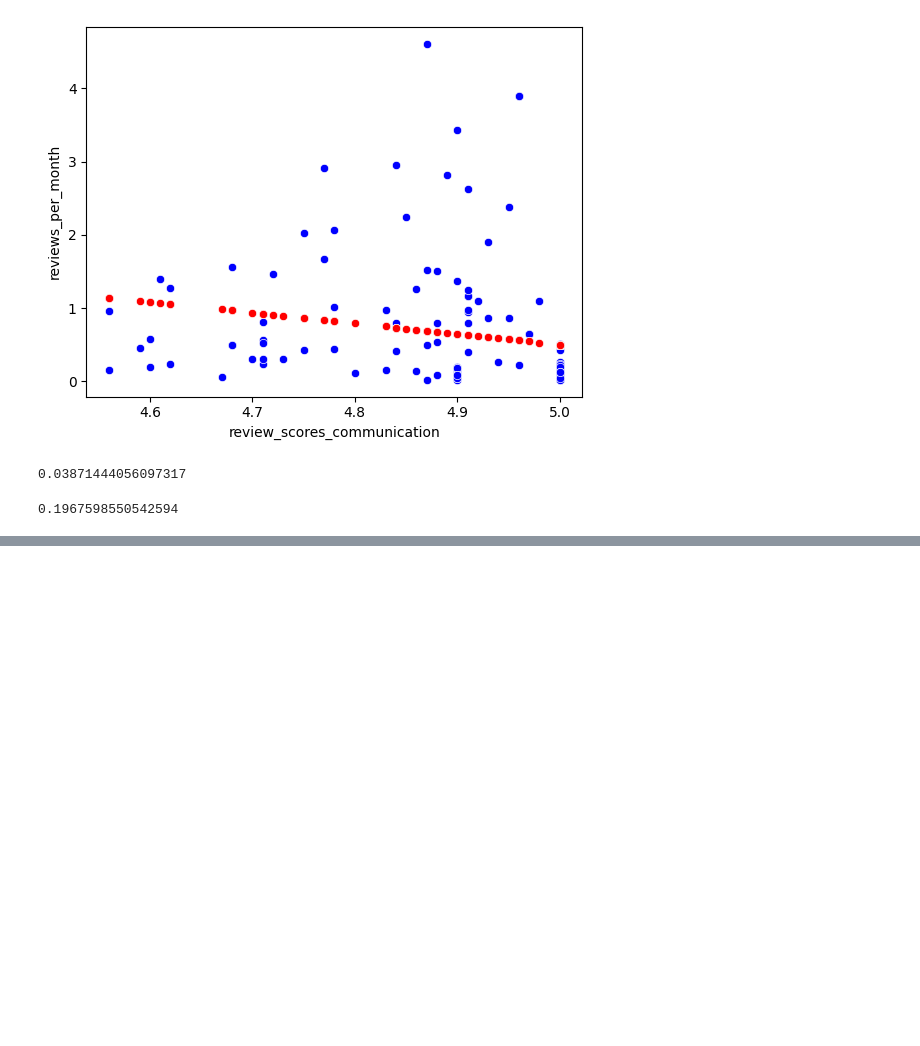
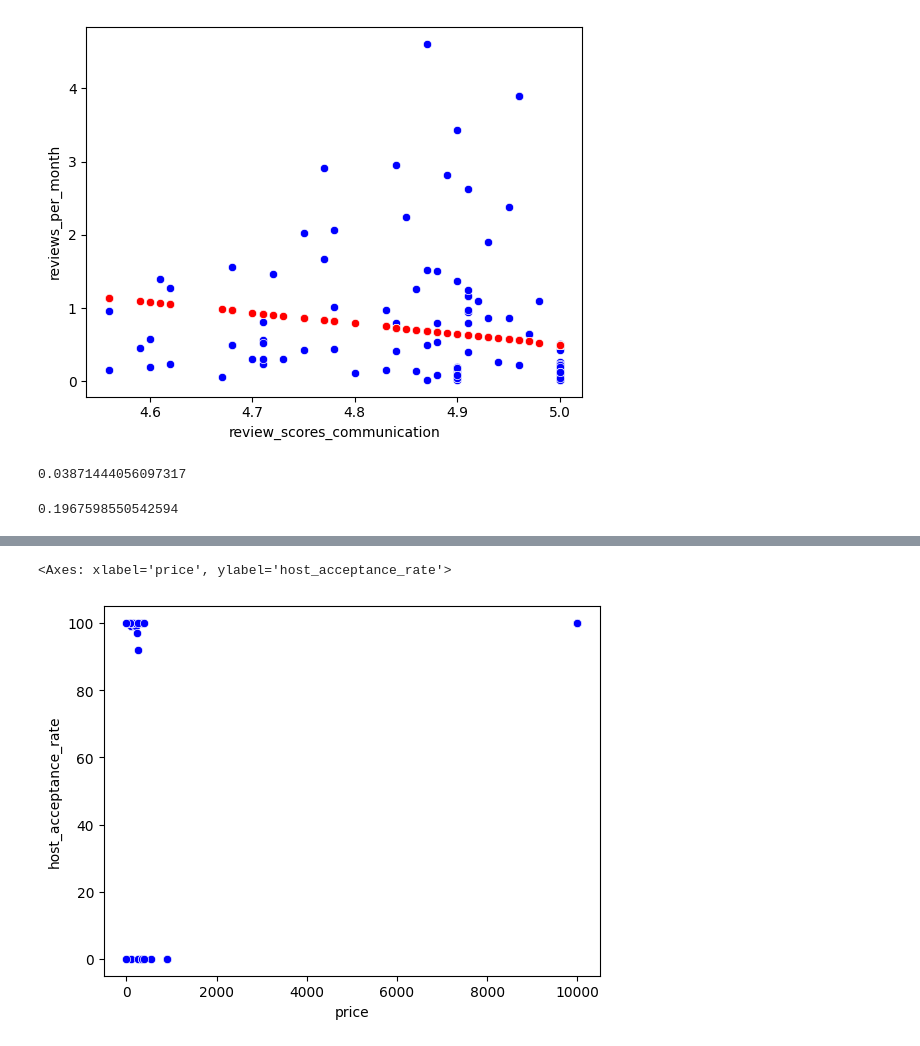
Before and after one commit to camilamurillo1/Nulos-y-Outliers, a Jupyter notebook: Actividad6_1_RegresionLineal.ipynb, the cells around one changed output, grey strips where cells are left out. Drawn from its saved outputs; the diff is of its cells as text; code cells hidden in the pictures; blank space fills up the shorter version.

```diff
--- a/Actividad6_1_RegresionLineal.ipynb
+++ b/Actividad6_1_RegresionLineal.ipynb
@@ -1158,0 +1154,5 @@ sns.pairplot(df)
+# %%
+sns.scatterplot(x='price', y='host_acceptance_rate', color="blue", data=euaA)
+# %% [output]
+<Axes: xlabel='price', ylabel='host_acceptance_rate'>
+[figure, added]
```
Also changed, not shown: parts of 48 cells of this notebook.
